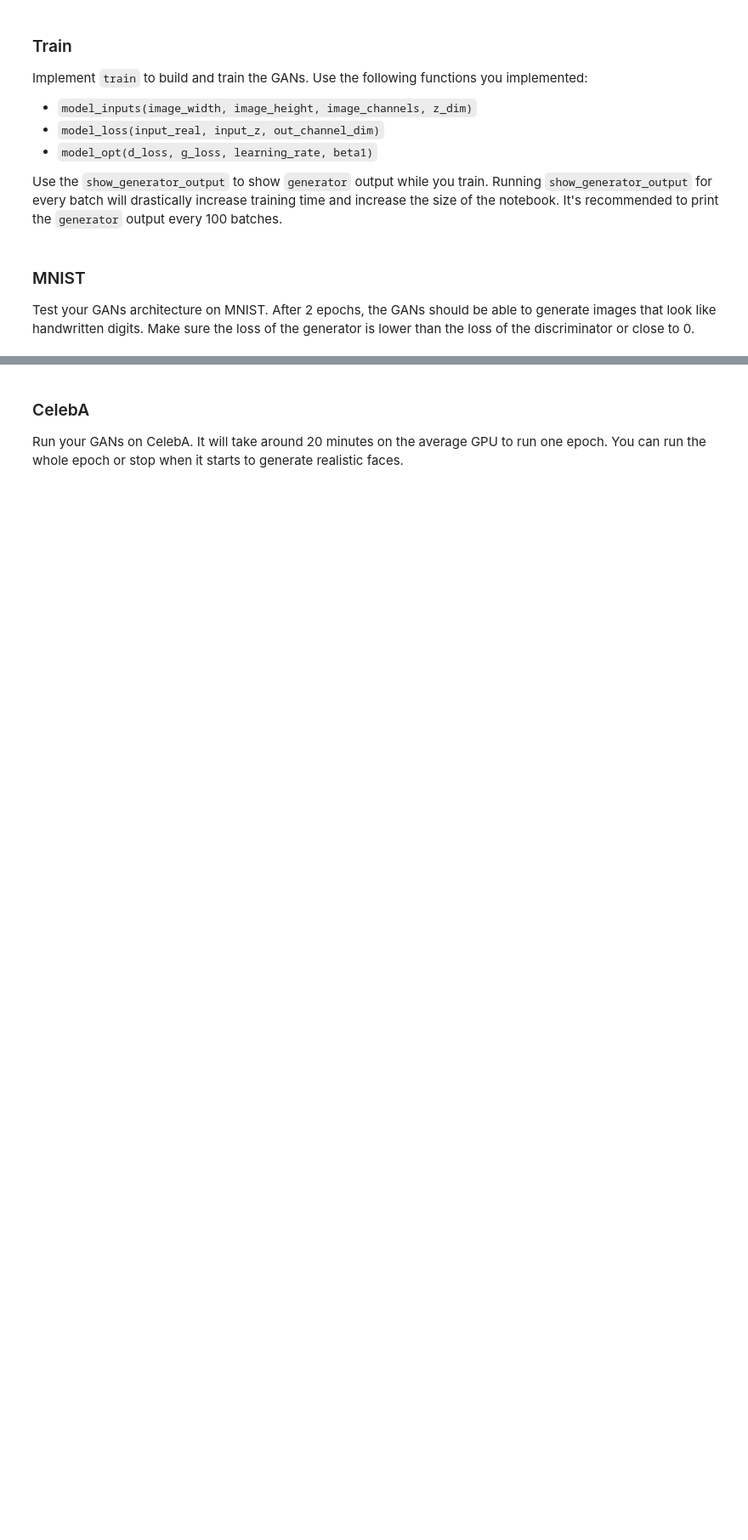
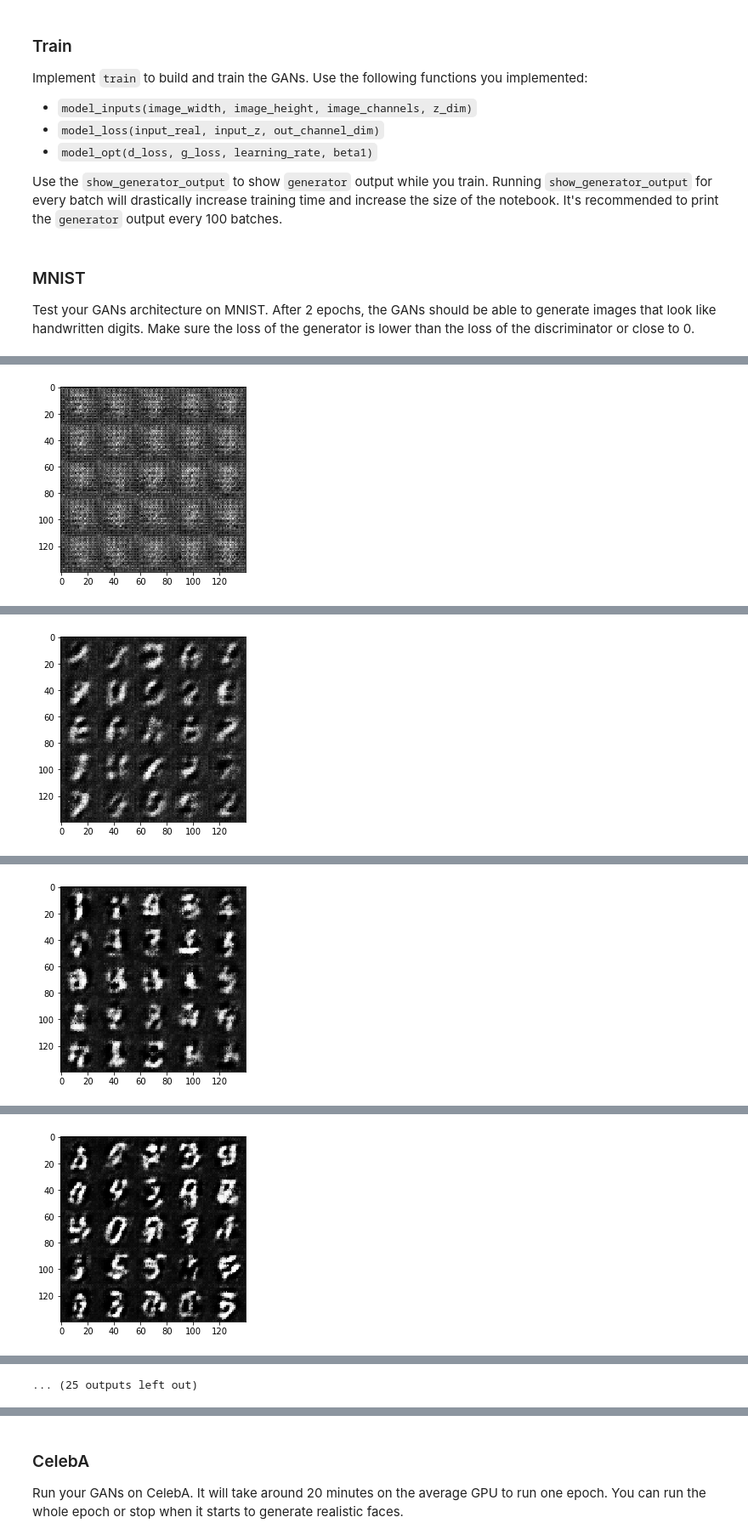
Before and after one commit to Slaski/DLND-Generate_Faces, a Jupyter notebook: dlnd_face_generation.ipynb, the cells around one changed output, grey strips where cells are left out. Shown at 85% size. Drawn from its saved outputs; the diff is of its cells as text; code cells hidden in the pictures; blank space fills up the shorter version.

Commit message:
feat: Altered the convolutional layers and trained on the MNIST dataset.]

```diff
--- a/dlnd_face_generation.ipynb
+++ b/dlnd_face_generation.ipynb
@@ -117,9 +117,9 @@ def model_inputs(image_width, image_height, image_channels, z_dim):
     :return: Tuple of (tensor of real input images, tensor of z data, learning rate)
     """
     # TODO: Implement Function
-    inputs_real = tf.placeholder(tf.float32, shape=[None, image_width, image_height, image_channels])
-    inputs_z = tf.placeholder(tf.float32, shape=[None, z_dim])
-    learning_rate = tf.placeholder(tf.float32)
+    inputs_real = tf.placeholder(tf.float32, shape=[None, image_width, image_height, image_channels], name='inputs_real')
+    inputs_z = tf.placeholder(tf.float32, shape=[None, z_dim], name='inputs_z')
+    learning_rate = tf.placeholder(tf.float32, name='learning_rate')
 
     return inputs_real, inputs_z, learning_rate
 
@@ -181,19 +186,24 @@ def generator(z, out_channel_dim, is_train=True, alpha=0.2):
     # TODO: Implement Function
     with tf.variable_scope('generator', reuse=not is_train):
         # Fully connected layer
-        fc = tf.layers.dense(z, 7 * 7 * 512)
+        fc = tf.layers.dense(z, 4 * 4 * 128)
 
         # Reshape
-        layer = tf.reshape(fc, (-1, 7, 7, 512))
+        layer = tf.reshape(fc, (-1, 4, 4, 128))
         layer = tf.layers.batch_normalization(layer, training=is_train)
         layer = tf.maximum(alpha * layer, layer)
 
-        # First convolutional layer - 14x14x256
-        conv_layer = tf.layers.conv2d_transpose(layer, 256, kernel_size=5, strides=2, padding='same')
+        # First convolutional layer - 7x7x64
+        conv_layer = tf.layers.conv2d_transpose(layer, 64, kernel_size=4, strides=1, padding='valid')
         conv_layer = tf.layers.batch_normalization(conv_layer, training=is_train)
         conv_layer = tf.maximum(alpha * conv_layer, conv_layer)
 
-        # Second convolutional layer - 28x28x3
+        # Second convolutional layer - 14x14x32
+        conv_layer = tf.layers.conv2d_transpose(conv_layer, 32, kernel_size=5, strides=2, padding='same')
+        conv_layer = tf.layers.batch_normalization(conv_layer, training=is_train)
+        conv_layer = tf.maximum(alpha * conv_layer, conv_layer)
+
+        # Third convolutional layer - 28x28x3
         conv_layer = tf.layers.conv2d_transpose(conv_layer, out_channel_dim, kernel_size=5, strides=2, padding='same')
 
         # Output
@@ -229,11 +239,11 @@ def model_loss(input_real, input_z, out_channel_dim, alpha=0.2):
     d_model_fake, d_logits_fake = discriminator(g_model, reuse=True, alpha=alpha)
 
     d_loss_real = tf.reduce_mean(
-        tf.nn.sigmoid_cross_entropy_with_logits(logits=d_logits_real, labels=tf.ones_like(d_model_real)))
+        tf.nn.sigmoid_cross_entropy_with_logits(logits=d_logits_real, labels=tf.ones_like(d_logits_real)))
     d_loss_fake = tf.reduce_mean(
-        tf.nn.sigmoid_cross_entropy_with_logits(logits=d_logits_fake, labels=tf.zeros_like(d_model_fake)))
+        tf.nn.sigmoid_cross_entropy_with_logits(logits=d_logits_fake, labels=tf.zeros_like(d_logits_fake)))
     g_loss = tf.reduce_mean(
-        tf.nn.sigmoid_cross_entropy_with_logits(logits=d_logits_fake, labels=tf.ones_like(d_model_fake)))
+        tf.nn.sigmoid_cross_entropy_with_logits(logits=d_logits_fake, labels=tf.ones_like(d_logits_fake)))
 
     d_loss = d_loss_real + d_loss_fake
 
@@ -340,10 +384,11 @@ def train(epoch_count, batch_size, z_dim, learning_rate, beta1, get_batches, dat
 ### MNIST
 Test your GANs architecture on MNIST.  After 2 epochs, the GANs should be able to generate images that look like handwritten digits.  Make sure the loss of the generator is lower than the loss of the discriminator or close to 0.
 # %%
-batch_size = None
-z_dim = None
-learning_rate = None
-beta1 = None
+batch_size = 64
+z_dim = 100
+learning_rate = 0.0002
+beta1 = 0.4
+alpha = 0.2
 
 
 """
@@ -353,5 +398,6 @@ epochs = 2
 
 mnist_dataset = helper.Dataset('mnist', glob(os.path.join(data_dir, 'mnist/*.jpg')))
 with tf.Graph().as_default():
-    train(epochs, batch_size, z_dim, learning_rate, beta1, mnist_dataset.get_batches,
-          mnist_dataset.shape, mnist_dataset.image_mode)
+    losses = train(epochs, batch_size, z_dim, learning_rate, beta1, mnist_dataset.get_batches,
+          mnist_dataset.shape, mnist_dataset.image_mode, alpha)
+# %% [output]
@@ -357,0 +414 @@ with tf.Graph().as_default():
+[figure, added]
@@ -357,0 +425 @@ with tf.Graph().as_default():
+[figure, added]
@@ -357,0 +436 @@ with tf.Graph().as_default():
+[figure, added]
@@ -357,0 +447 @@ with tf.Graph().as_default():
+[figure, added]
@@ -357,0 +470 @@ with tf.Graph().as_default():
+... (25 outputs left out)
```
Also changed, not shown: parts of 4 cells of this notebook.
